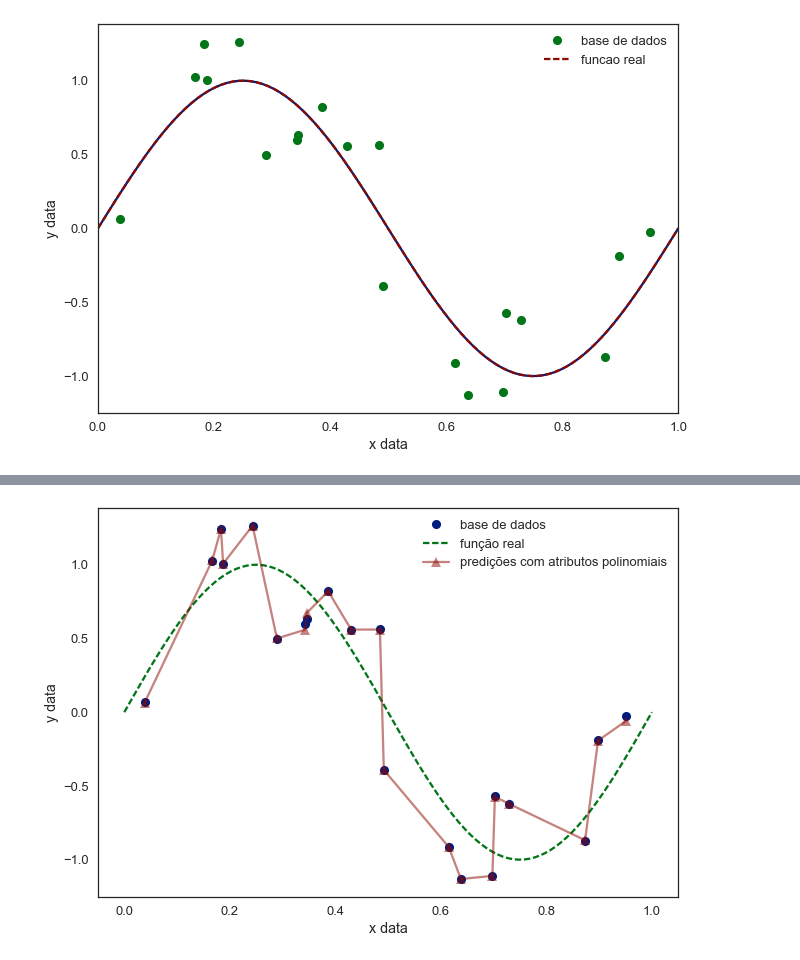
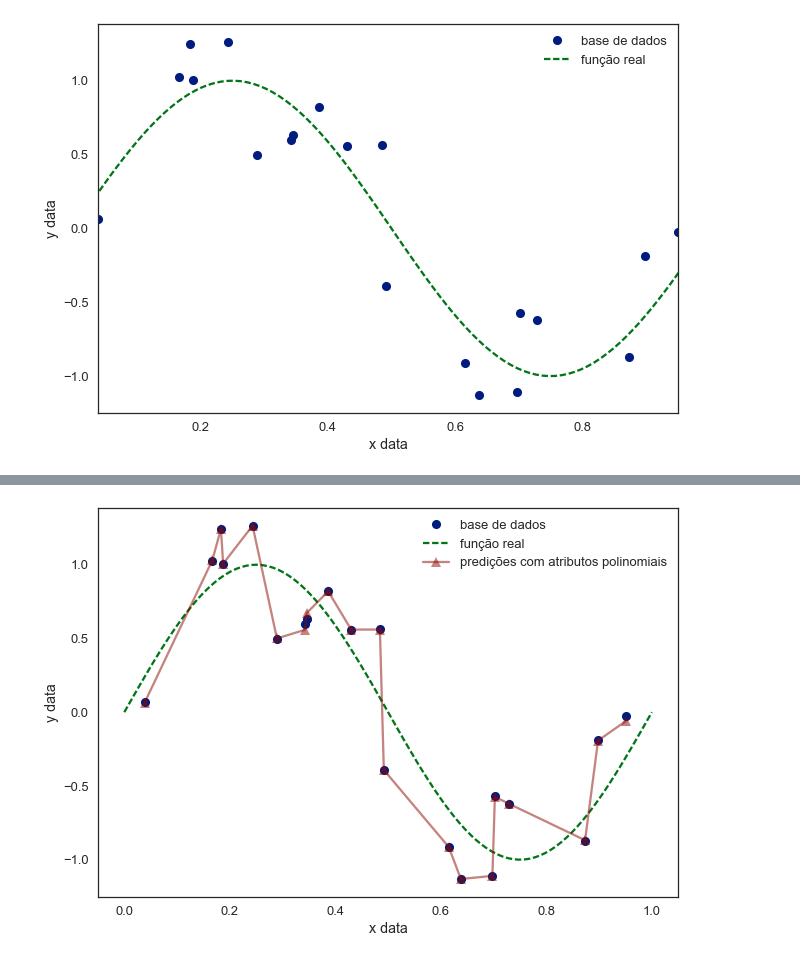
Before and after one commit to VictorUFABC/AprendizadoMaquina_2018.1, a Jupyter notebook: Regularization_and_Gradient_Descent_Exercises.ipynb, the cells around one changed output, grey strips where cells are left out. Cells and saved outputs as stored; diff of their text form; code cells hidden in the pictures.

```diff
--- a/Regularization_and_Gradient_Descent_Exercises.ipynb
+++ b/Regularization_and_Gradient_Descent_Exercises.ipynb
@@ -2,9 +15,11 @@
 import pandas as pd
 import numpy as np
 
-data = pd.read_csv('X_Y_Sinusoid_Data.csv')
+filepath = 'data/X_Y_Sinusoid_Data.csv'
+data = pd.read_csv(filepath)
+
 X_real = np.linspace(0,1,100)
-y_real = np.sin(2*np.pi*X_real)
+Y_real = np.sin(2*np.pi*X_real)
 # %%
 import matplotlib.pyplot as plt
 import seaborn as sns
@@ -13,14 +28,13 @@ import seaborn as sns
 # %%
 sns.set_style('white')
 sns.set_context('talk')
 sns.set_palette('dark')
 
-plt.plot(X_real, y_real)
-ax = data.set_index('x')['y'].plot(ls='', marker = 'o', label = 'base de dados')
-ax.plot(X_real, y_real, ls ='--', marker='', label = 'funcao real')
-
+# Plot of the noisy (sparse)
+ax = data.set_index('x')['y'].plot(ls='', marker='o', label='base de dados')
+ax.plot(X_real, Y_real, ls='--', marker='', label='função real')
 
 ax.legend()
 ax.set(xlabel='x data', ylabel='y data');
 # %% [output]
-[figure, old version]
+[figure, new version]
```
Also changed, not shown: parts of 43 cells of this notebook.
